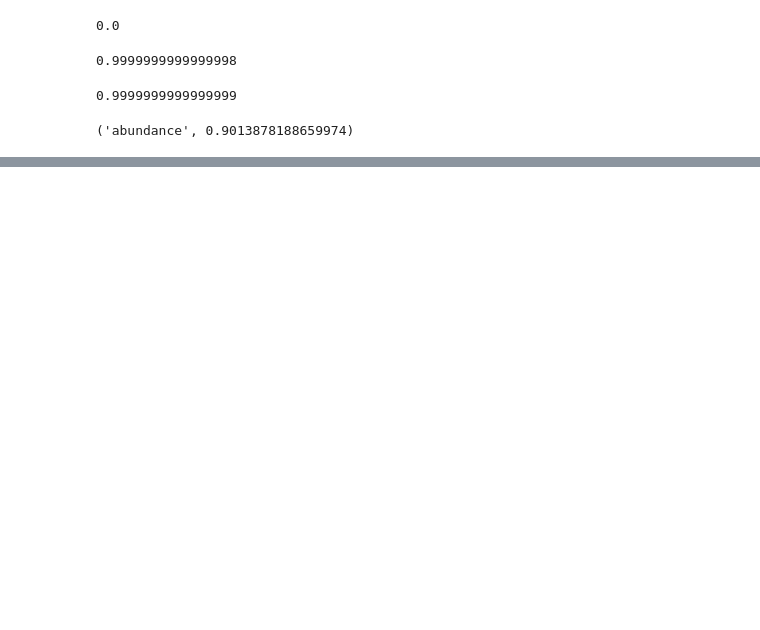
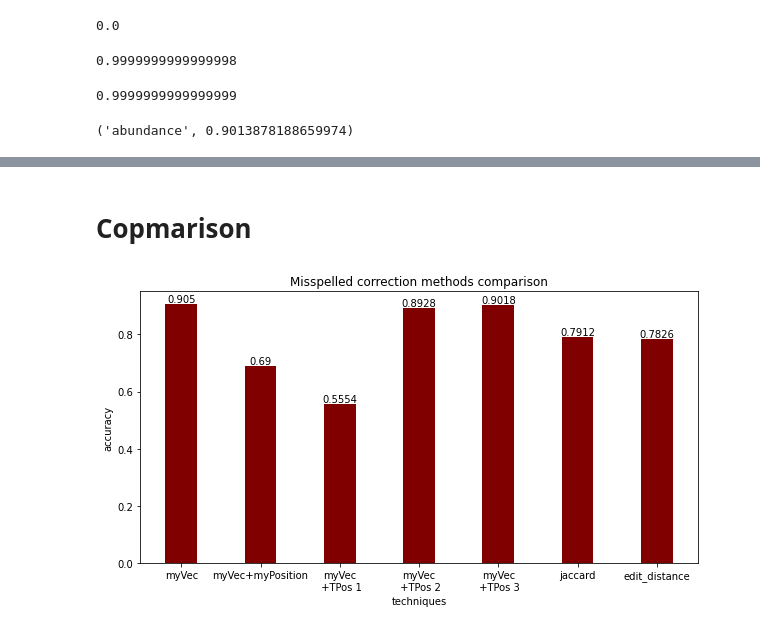
Before and after one commit to Sa2a/Autocorrection, a Jupyter notebook: autocorrect.ipynb, the cells around one changed output, grey strips where cells are left out. Saved outputs shown, nothing was run; the diff lists cells and outputs as text; code cells hidden in the pictures; blank space fills up the shorter version.

Commit message:
Add positional encoding and comparison

```diff
--- a/autocorrect.ipynb
+++ b/autocorrect.ipynb
@@ -287,0 +776,19 @@ get_most_similar("abunddanjc",correct_words)
+# %% [markdown]
+# Copmarison
+# %%
+accuracies = [0.905 ,0.69, 0.5554 ,0.8928,0.9018, 0.7912, 0.7826]
+techniques = ["myVec", "myVec+myPosition","myVec\n +TPos 1","myVec\n +TPos 2","myVec\n +TPos 3","jaccard","edit_distance"]
+import matplotlib.pyplot as plt
+
+fig = plt.figure(figsize = (10, 5))
+
+# creating the bar plot
+b = plt.bar(techniques, accuracies, color ='maroon',
+        width = 0.4)
+plt.bar_label(b)
+plt.xlabel("techniques")
+plt.ylabel("accuracy")
+plt.title("Misspelled correction methods comparison")
+plt.show()
+# %% [output]
+[figure, added]
```
Also changed, not shown: parts of 50 cells of this notebook.
